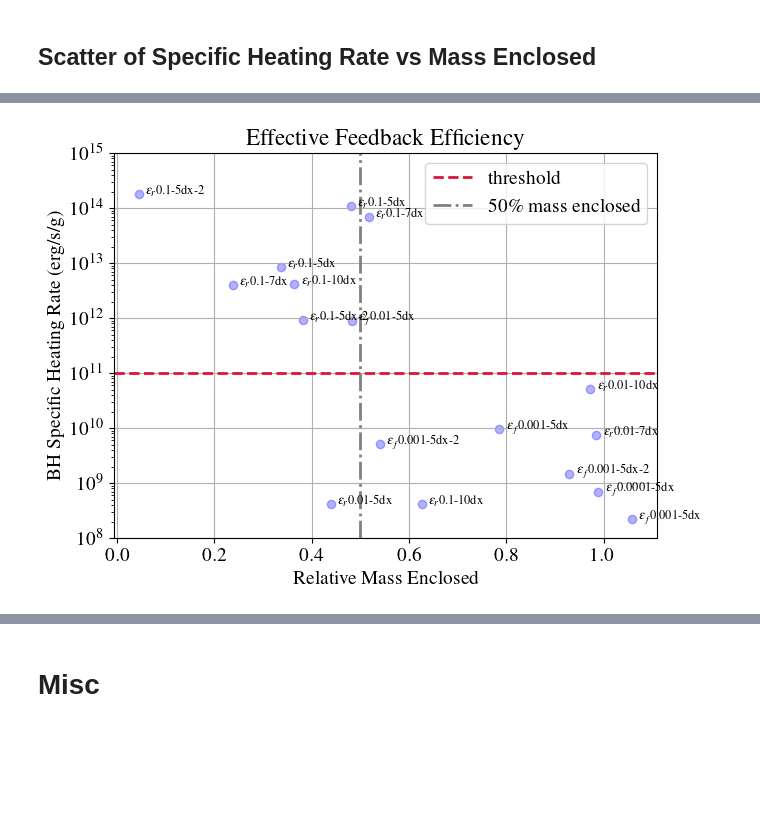
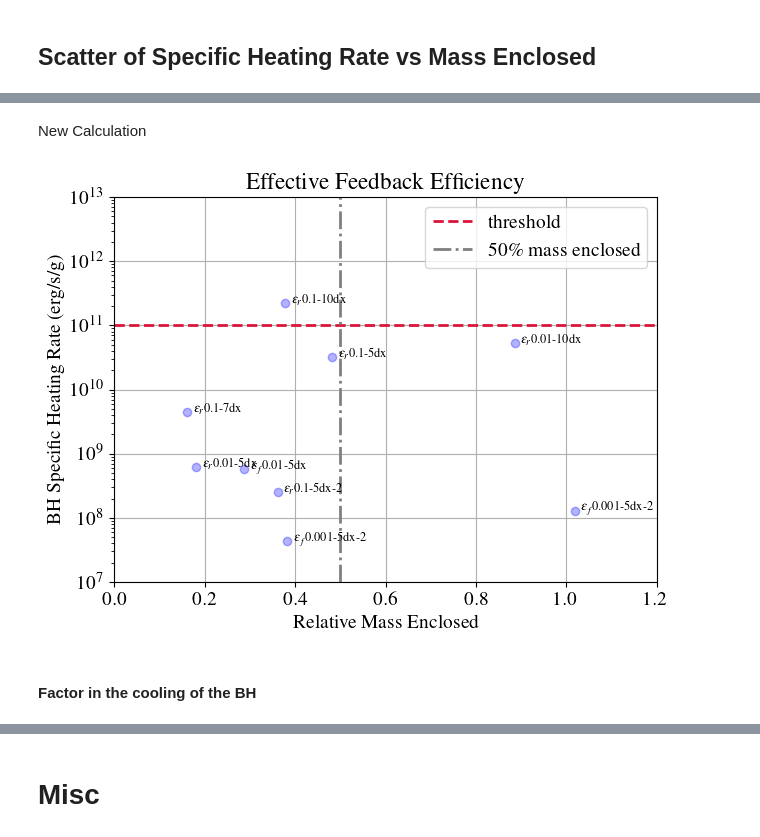
Before and after one commit to simonetgordon/smartstar_simulation_analysis, a Jupyter notebook: python_scripts/plot_tc_ts_ratio.ipynb, the cells around one changed output, grey strips where cells are left out. Cells and saved outputs as stored; diff of their text form; code cells hidden in the pictures; blank space fills up the shorter version.

Commit message:
second iteration of effectiveness of thermal feedback plot, trying out other y-axis candidates

```diff
--- a/python_scripts/plot_tc_ts_ratio.ipynb
+++ b/python_scripts/plot_tc_ts_ratio.ipynb
@@ -1261,0 +1279,4 @@ Initial State mass: 2.00e+02 Msun
+# %%
+# filter by age - want all around the same age
+df = df[df['age_difference_myr'] >= 0.3]
+df = df[df['age_difference_myr'] <= 0.4]
@@ -1264,7 +1306,7 @@ Initial State mass: 2.00e+02 Msun
 data_reset = df.reset_index(drop=True)
 
 # Select only the numeric columns for averaging
-numeric_columns = ['age_myr', 'bh_specific_heating_rate', 'mass_enclosed_msun', 'relative_mass_enclosed']
+numeric_columns = ['age_myr', 'bh_specific_heating_rate', 'mass_enclosed_msun', 'bh_specific_heating_rate_max', 'relative_mass_enclosed', 'age_difference_myr']
 
 # Group by 'event' and 'simulation_name' and calculate the mean only on the numeric columns
 reduced_df = data_reset.groupby(['event', 'simulation_name'])[numeric_columns].mean().reset_index()
@@ -1273,6 +1315,8 @@ reduced_df = reduced_df[reduced_df['simulation_name'] != 'Initial State']
 
 # Now group by 'event' and 'simulation_name' and calculate the mean on the numeric columns
 reduced_df = reduced_df.groupby(['event', 'simulation_name'])[numeric_columns].mean().reset_index()
+#reduced_df = reduced_df[reduced_df['age_difference_myr'] > 0.1]
+reduced_df.sort_values('relative_mass_enclosed', ascending=False)
 
 reduced_df
 # %% [output]
@@ -1296,3 +1333,5 @@ reduced_df
+# %% [markdown]
+New Calculation
 # %%
 rename_map = {
     "eps-0.001-fbr=5dx": r"$\epsilon_f0.001$-5dx",
@@ -1317,25 +1356,29 @@ reduced_df['simulation_name'] = reduced_df['simulation_name'].replace(rename_map
 # %%
 # Plotting
 SAVE = True
 plt.figure(figsize=(7,5))
 setup_plot_env(fontsize=14)
-plt.scatter(reduced_df['relative_mass_enclosed'], reduced_df['bh_specific_heating_rate'], color='blue', alpha=0.3)
+y_col = 'bh_specific_heating_rate'
+plt.scatter(reduced_df['relative_mass_enclosed'], reduced_df[y_col], color='blue', alpha=0.3)
 # Adding labels for each point
 for i, row in reduced_df.iterrows():
-    if i in [len(reduced_df)-1]:
-        continue
-    plt.text(row['relative_mass_enclosed']+0.015, row['bh_specific_heating_rate'], row['simulation_name'], fontsize=9, ha='left')
+    # if i in [len(reduced_df)-1]:
+    #     continue
+    plt.text(row['relative_mass_enclosed']+0.015, row[y_col], row['simulation_name'], fontsize=9, ha='left')
 
 plt.title('Effective Feedback Efficiency')
 plt.axhline(1e11, color='crimson', linestyle='--', lw=2, label='threshold')
 plt.axvline(0.5, color='grey', linestyle='-.', lw=2, label='50\% mass enclosed')
 plt.xlabel('Relative Mass Enclosed')
 plt.ylabel('BH Specific Heating Rate (erg/s/g)')
-plt.ylim(1e8, 1e15)
+plt.ylim(1e7, 1e13)
+plt.xlim(0, 1.2)
 plt.yscale('log')
 plt.legend(loc='upper right')
 plt.grid(True)
 plt.savefig('plots/effective_feedback_efficiency.png', dpi=300) if SAVE else None
 plt.show()
 # %% [output]
-[figure, old version]
+[figure, new version]
+# %% [markdown]
+#### Factor in the cooling of the BH
```
Also changed, not shown: parts of 16 cells of this notebook.
